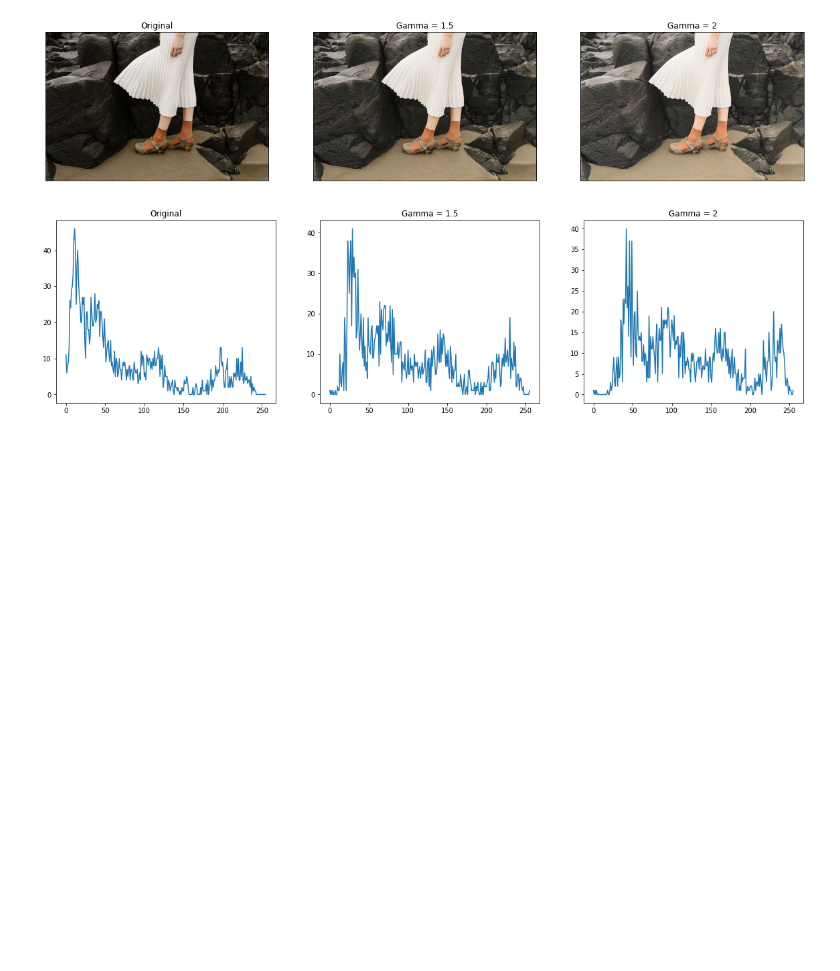
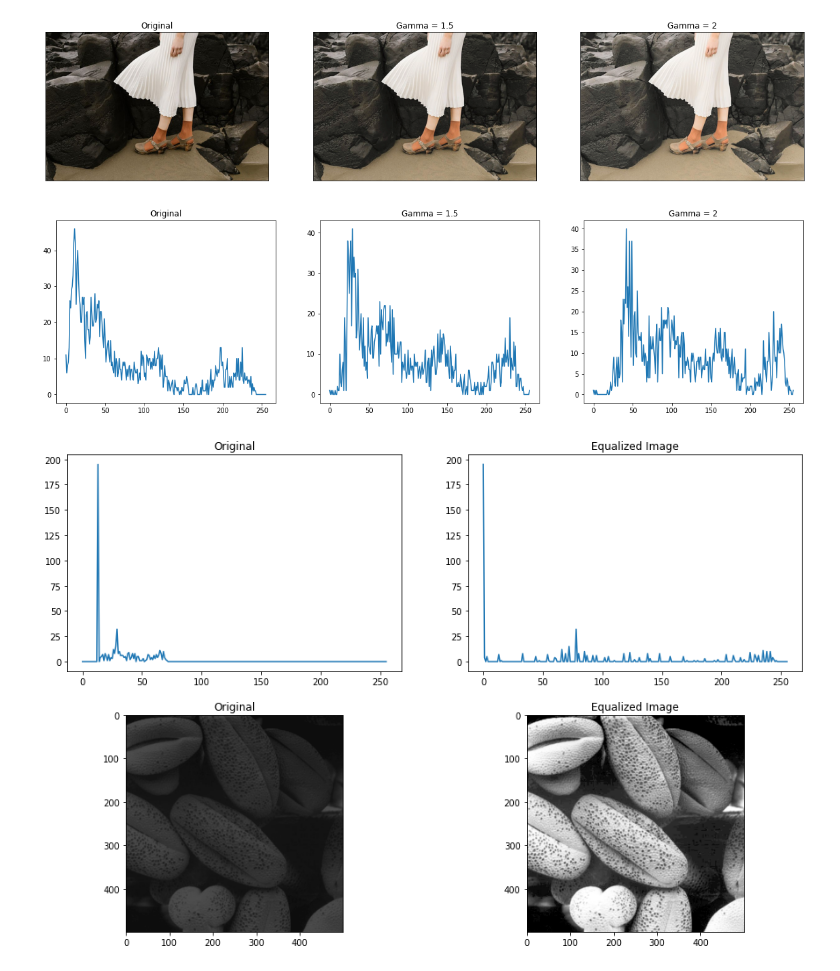
Before and after one commit to limalkasadith/S4-EN2550-Workspace, a Jupyter notebook: Assignments/Assignment-1/190538N_Assignment_1.ipynb, the cells around one changed output. Cells and saved outputs as stored; diff of their text form; code cells hidden in the pictures; blank space fills up the shorter version.

```diff
--- a/Assignments/Assignment-1/190538N_Assignment_1.ipynb
+++ b/Assignments/Assignment-1/190538N_Assignment_1.ipynb
@@ -160,3 +161,29 @@ plt.show()
 # %% [output]
 [figure]
 [figure]
+# %%
+#Q4
+img = cv.imread('shells.png',cv.IMREAD_GRAYSCALE).astype(np.uint8)
+assert img is not None, "Image Not Found!!"
+
+eq_img = cv.equalizeHist(img)
+
+hist_original = cv.calcHist(img,[0],None,[256],[0,256])
+hist_corrected_1 = cv.calcHist(eq_img,[0],None,[256],[0,256])
+# hist_corrected_2 = cv.calcHist(img_corrected_RGB_2,[0],None,[256],[0,256])
+
+fig,ax = plt.subplots(2,2,figsize = [15,10])
+
+ax[0][0].plot(hist_original)
+ax[0][1].plot(hist_corrected_1)
+ax[1][0].imshow(img,cmap = 'gray',vmin =0,vmax =255)
+ax[1][1].imshow(eq_img,cmap = 'gray',vmin =0,vmax =255)
+
+ax[0][0].set_title('Original')
+ax[0][1].set_title('Equalized Image')
+ax[1][0].set_title('Original')
+ax[1][1].set_title('Equalized Image')
+
+plt.show()
+# %% [output]
+[figure, added]
```
Also changed, not shown: parts of 1 cell of this notebook, 1 other file.
